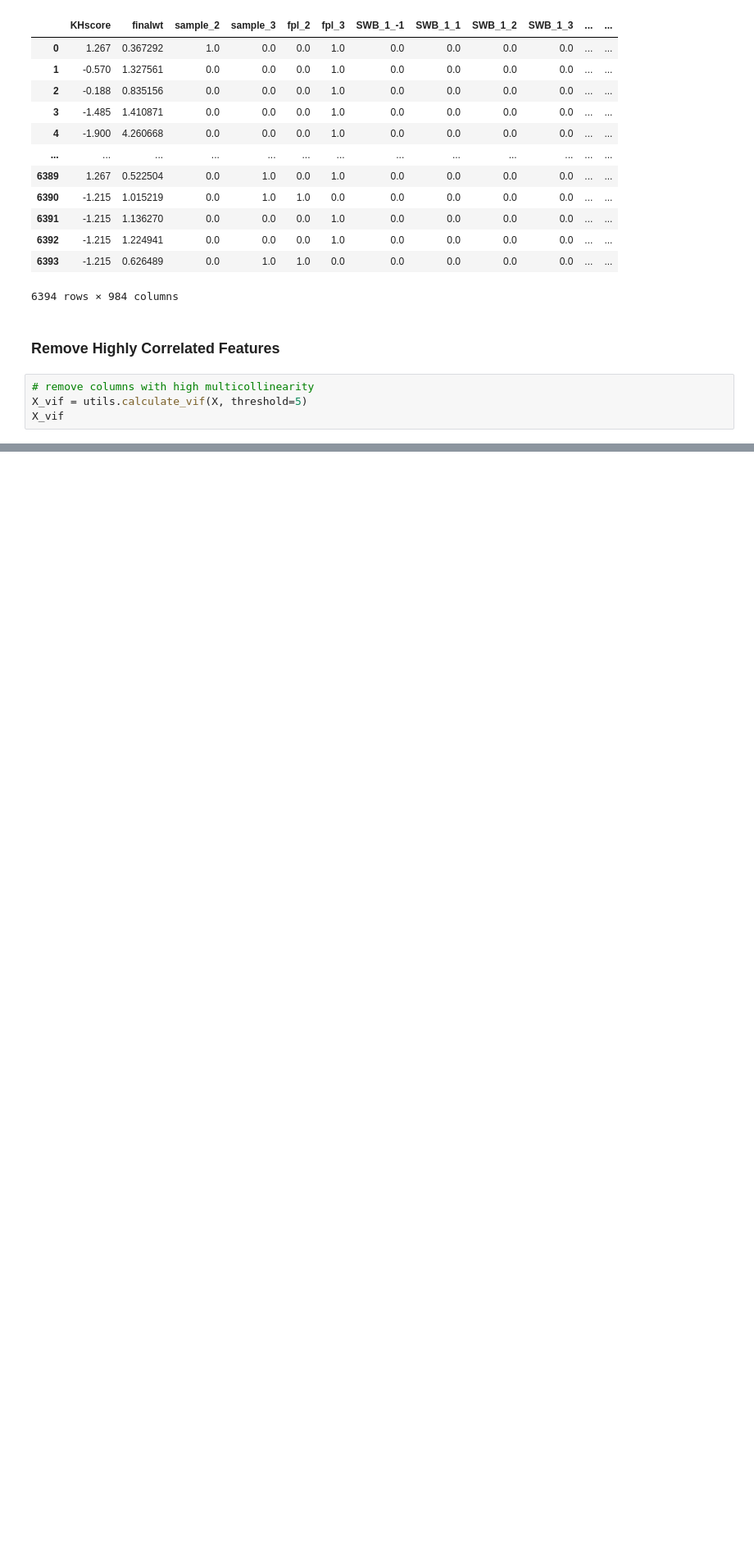
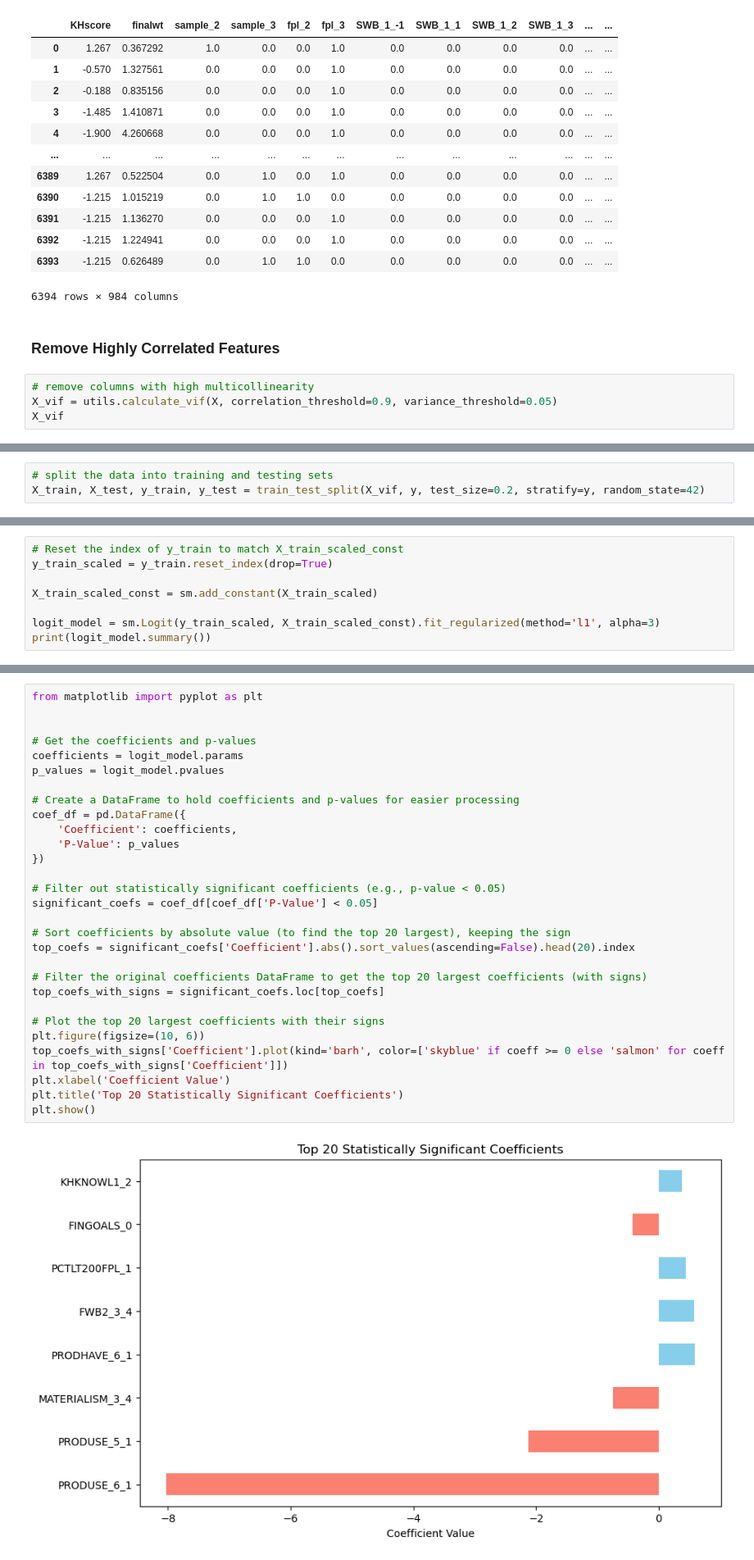
Before and after one commit to itsGarrin/prepaid-card-marketing, a Jupyter notebook: notebook/prepaid-card-marketing.ipynb, the cells around one changed output, grey strips where cells are left out. Shown at 82% size. Saved outputs shown, nothing was run; the diff lists cells and outputs as text; blank space fills up the shorter version.

Commit message:
finished feature selection and added baseline model

```diff
--- a/notebook/prepaid-card-marketing.ipynb
+++ b/notebook/prepaid-card-marketing.ipynb
@@ -149,6 +156,6 @@ X
 ### Remove Highly Correlated Features
 # %%
 # remove columns with high multicollinearity
-X_vif = utils.calculate_vif(X, threshold=5)
+X_vif = utils.calculate_vif(X, correlation_threshold=0.9, variance_threshold=0.05)
 X_vif
 # %% [output]
@@ -155,0 +194,3 @@ KeyboardInterrupt:
+# %%
+# split the data into training and testing sets
+X_train, X_test, y_train, y_test = train_test_split(X_vif, y, test_size=0.2, stratify=y, random_state=42)
@@ -155,0 +229,8 @@ KeyboardInterrupt:
+# %%
+# Reset the index of y_train to match X_train_scaled_const
+y_train_scaled = y_train.reset_index(drop=True)
+
+X_train_scaled_const = sm.add_constant(X_train_scaled)
+
+logit_model = sm.Logit(y_train_scaled, X_train_scaled_const).fit_regularized(method='l1', alpha=3)
+print(logit_model.summary())
@@ -155,0 +255,31 @@ KeyboardInterrupt:
+# %%
+from matplotlib import pyplot as plt
+
+
+# Get the coefficients and p-values
+coefficients = logit_model.params
+p_values = logit_model.pvalues
+
+# Create a DataFrame to hold coefficients and p-values for easier processing
+coef_df = pd.DataFrame({
+    'Coefficient': coefficients,
+    'P-Value': p_values
+})
+
+# Filter out statistically significant coefficients (e.g., p-value < 0.05)
+significant_coefs = coef_df[coef_df['P-Value'] < 0.05]
+
+# Sort coefficients by absolute value (to find the top 20 largest), keeping the sign
+top_coefs = significant_coefs['Coefficient'].abs().sort_values(ascending=False).head(20).index
+
+# Filter the original coefficients DataFrame to get the top 20 largest coefficients (with signs)
+top_coefs_with_signs = significant_coefs.loc[top_coefs]
+
+# Plot the top 20 largest coefficients with their signs
+plt.figure(figsize=(10, 6))
+top_coefs_with_signs['Coefficient'].plot(kind='barh', color=['skyblue' if coeff >= 0 else 'salmon' for coeff in top_coefs_with_signs['Coefficient']])
+plt.xlabel('Coefficient Value')
+plt.title('Top 20 Statistically Significant Coefficients')
+plt.show()
+# %% [output]
+[figure, added]
```
Also changed, not shown: parts of 8 cells of this notebook, 1 other file.
